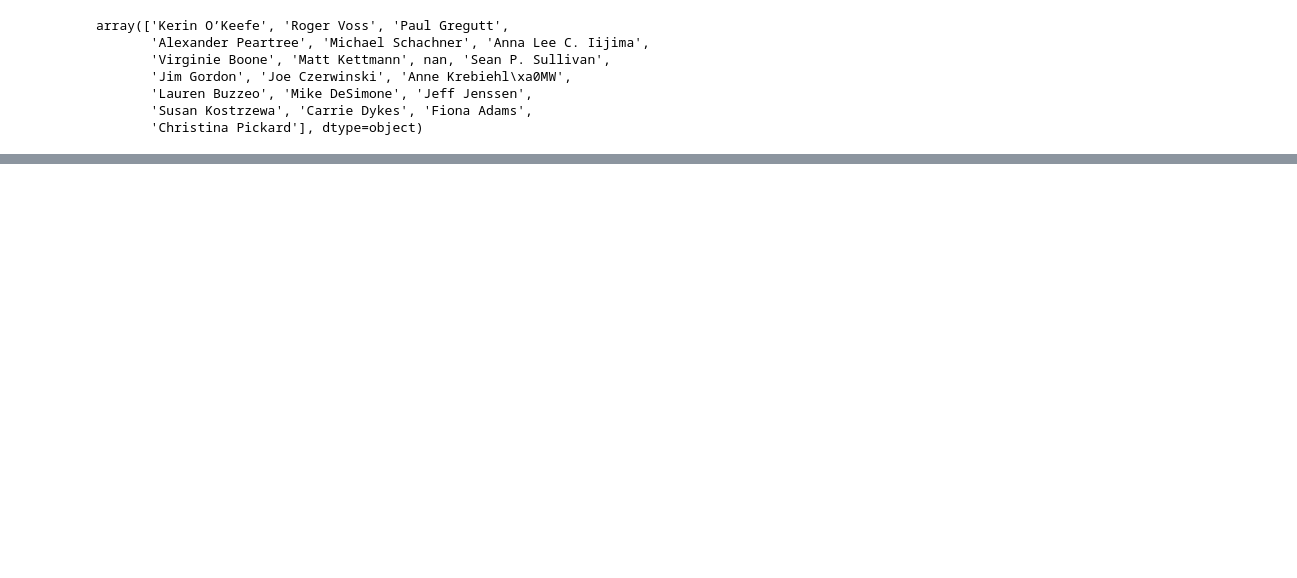
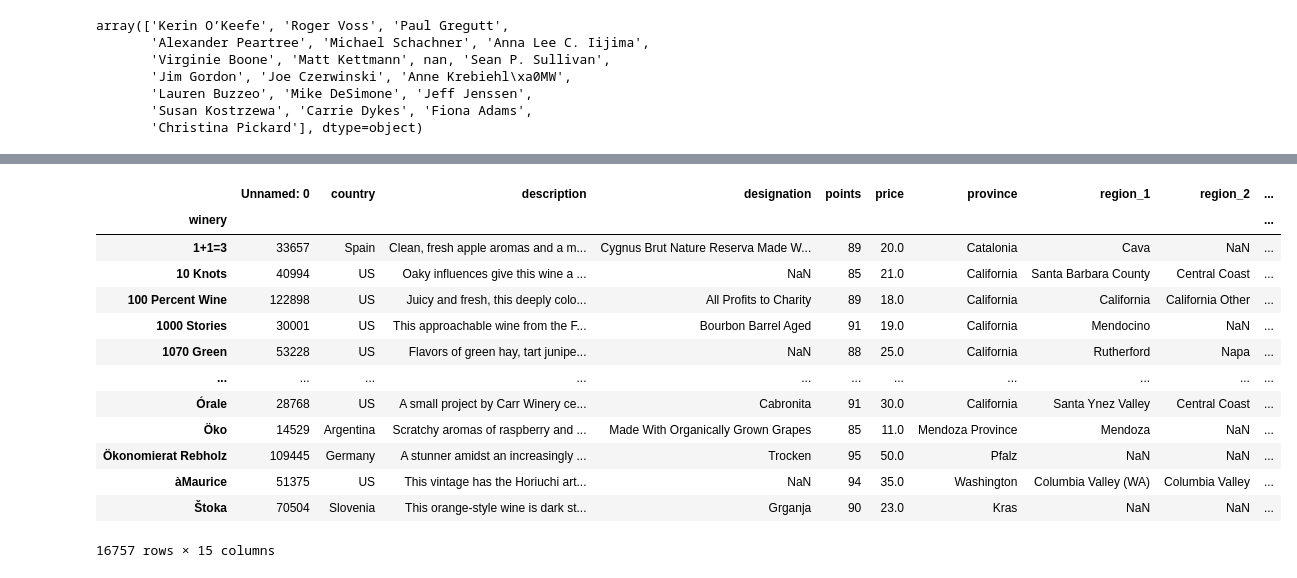
Before and after one commit to AsanteAsareIsaac/Data-Manipulation-using-Pandas., a Jupyter notebook: Data_Manipulation_using_Pandas.ipynb, the cells around one changed output, grey strips where cells are left out. Drawn from its saved outputs; the diff is of its cells as text; code cells hidden in the pictures; blank space fills up the shorter version.

```diff
--- a/Data_Manipulation_using_Pandas.ipynb
+++ b/Data_Manipulation_using_Pandas.ipynb
@@ -424,0 +471,17 @@ dtype: float64
+# %%
+winemag_dataset.groupby('winery').apply(lambda df: df.loc[df.points.idxmax()])
+# %% [output]
+|  | Unnamed: 0 | country | description | designation | points | price | province | region_1 | region_2 | ... |
+| winery |  |  |  |  |  |  |  |  |  | ... |
+| 1+1=3 | 33657 | Spain | Clean, fresh apple aromas and a m... | Cygnus Brut Nature Reserva Made W... | 89 | 20.0 | Catalonia | Cava | NaN | ... |
+| 10 Knots | 40994 | US | Oaky influences give this wine a ... | NaN | 85 | 21.0 | California | Santa Barbara County | Central Coast | ... |
+| 100 Percent Wine | 122898 | US | Juicy and fresh, this deeply colo... | All Profits to Charity | 89 | 18.0 | California | California | California Other | ... |
+| 1000 Stories | 30001 | US | This approachable wine from the F... | Bourbon Barrel Aged | 91 | 19.0 | California | Mendocino | NaN | ... |
+| 1070 Green | 53228 | US | Flavors of green hay, tart junipe... | NaN | 88 | 25.0 | California | Rutherford | Napa | ... |
+| ... | ... | ... | ... | ... | ... | ... | ... | ... | ... | ... |
+| Órale | 28768 | US | A small project by Carr Winery ce... | Cabronita | 91 | 30.0 | California | Santa Ynez Valley | Central Coast | ... |
+| Öko | 14529 | Argentina | Scratchy aromas of raspberry and ... | Made With Organically Grown Grapes | 85 | 11.0 | Mendoza Province | Mendoza | NaN | ... |
+| Ökonomierat Rebholz | 109445 | Germany | A stunner amidst an increasingly ... | Trocken | 95 | 50.0 | Pfalz | NaN | NaN | ... |
+| àMaurice | 51375 | US | This vintage has the Horiuchi art... | NaN | 94 | 35.0 | Washington | Columbia Valley (WA) | Columbia Valley | ... |
+| Štoka | 70504 | Slovenia | This orange-style wine is dark st... | Grganja | 90 | 23.0 | Kras | NaN | NaN | ... |
+16757 rows × 15 columns
```
Also changed, not shown: parts of 31 cells of this notebook.
